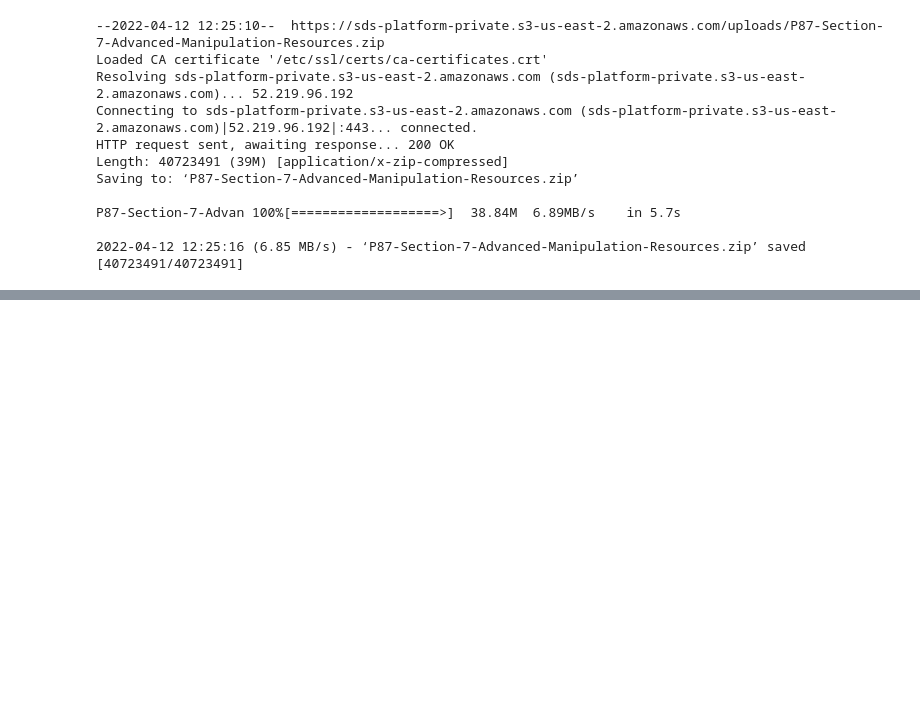
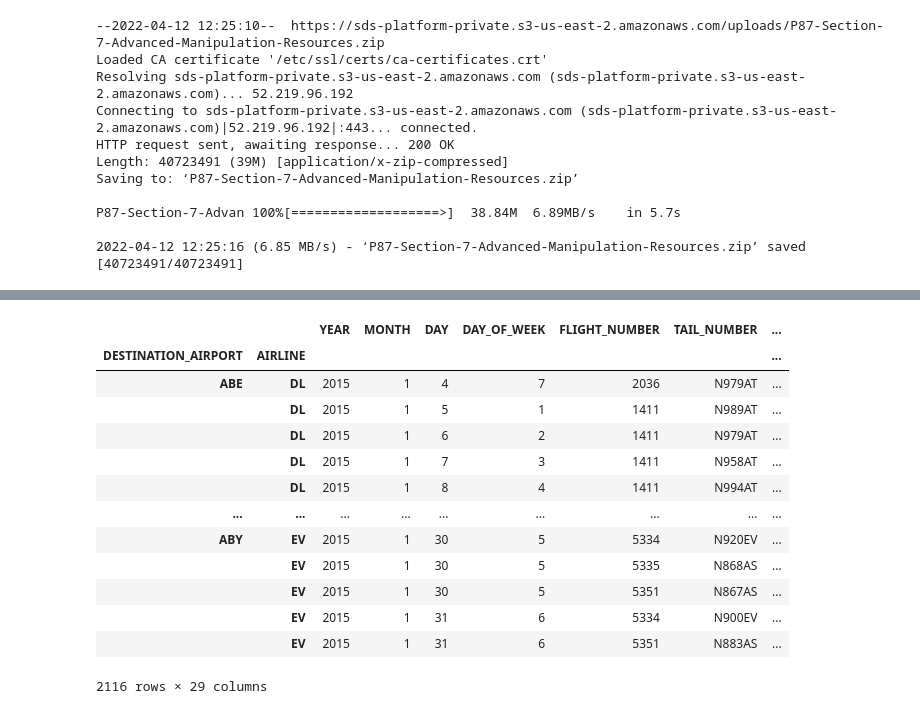
Before and after one commit to JeanFraga/SanitasMedicalInterviewDemo, a Jupyter notebook: Data Manipulation in Python Jean Exercises/06_1_AdvancedManipulation_IntroAndBasicMultiindexes.ipynb, the cells around one changed output, grey strips where cells are left out. Cells and saved outputs as stored; diff of their text form; code cells hidden in the pictures; blank space fills up the shorter version.

Commit message:
Finished 06_1_AdvancedManipulation_IntroAndBasicMultiindexes.ipynb

```diff
--- a/Data Manipulation in Python Jean Exercises/06_1_AdvancedManipulation_IntroAndBasicMultiindexes.ipynb
+++ b/Data Manipulation in Python Jean Exercises/06_1_AdvancedManipulation_IntroAndBasicMultiindexes.ipynb
@@ -28,0 +38,8 @@ P87-Section-7-Advan 100%[===================>]  38.84M  6.89MB/s    in 5.7s
+# %%
+import pandas as pd
+
+os.chdir('../Data Manipulation in Python Crash Course/P87-S7-Advanced-Manipulation-Resources/')
+
+dfo = pd.read_csv("flights2.csv.gz", low_memory=False)
+print(dfo.columns)
+dfo.head()
@@ -28,0 +63,4 @@ P87-Section-7-Advan 100%[===================>]  38.84M  6.89MB/s    in 5.7s
+# %%
+df = dfo.set_index(["DESTINATION_AIRPORT", "AIRLINE"])
+df = df.sort_index()
+df.head()
@@ -28,0 +148,3 @@ P87-Section-7-Advan 100%[===================>]  38.84M  6.89MB/s    in 5.7s
+# %%
+df_int = df.loc["AAA":]
+df_int.head()
@@ -28,0 +160,17 @@ P87-Section-7-Advan 100%[===================>]  38.84M  6.89MB/s    in 5.7s
+# %%
+df_int.loc[("ABE", "AA"):("ABZ", "MM")]
+# %% [output]
+|  |  | YEAR | MONTH | DAY | DAY_OF_WEEK | FLIGHT_NUMBER | TAIL_NUMBER | ... |
+| DESTINATION_AIRPORT | AIRLINE |  |  |  |  |  |  | ... |
+| ABE | DL | 2015 | 1 | 4 | 7 | 2036 | N979AT | ... |
+|  | DL | 2015 | 1 | 5 | 1 | 1411 | N989AT | ... |
+|  | DL | 2015 | 1 | 6 | 2 | 1411 | N979AT | ... |
+|  | DL | 2015 | 1 | 7 | 3 | 1411 | N958AT | ... |
+|  | DL | 2015 | 1 | 8 | 4 | 1411 | N994AT | ... |
+| ... | ... | ... | ... | ... | ... | ... | ... | ... |
+| ABY | EV | 2015 | 1 | 30 | 5 | 5334 | N920EV | ... |
+|  | EV | 2015 | 1 | 30 | 5 | 5335 | N868AS | ... |
+|  | EV | 2015 | 1 | 30 | 5 | 5351 | N867AS | ... |
+|  | EV | 2015 | 1 | 31 | 6 | 5334 | N900EV | ... |
+|  | EV | 2015 | 1 | 31 | 6 | 5351 | N883AS | ... |
+2116 rows × 29 columns
```
Also changed, not shown: parts of 15 cells of this notebook.
